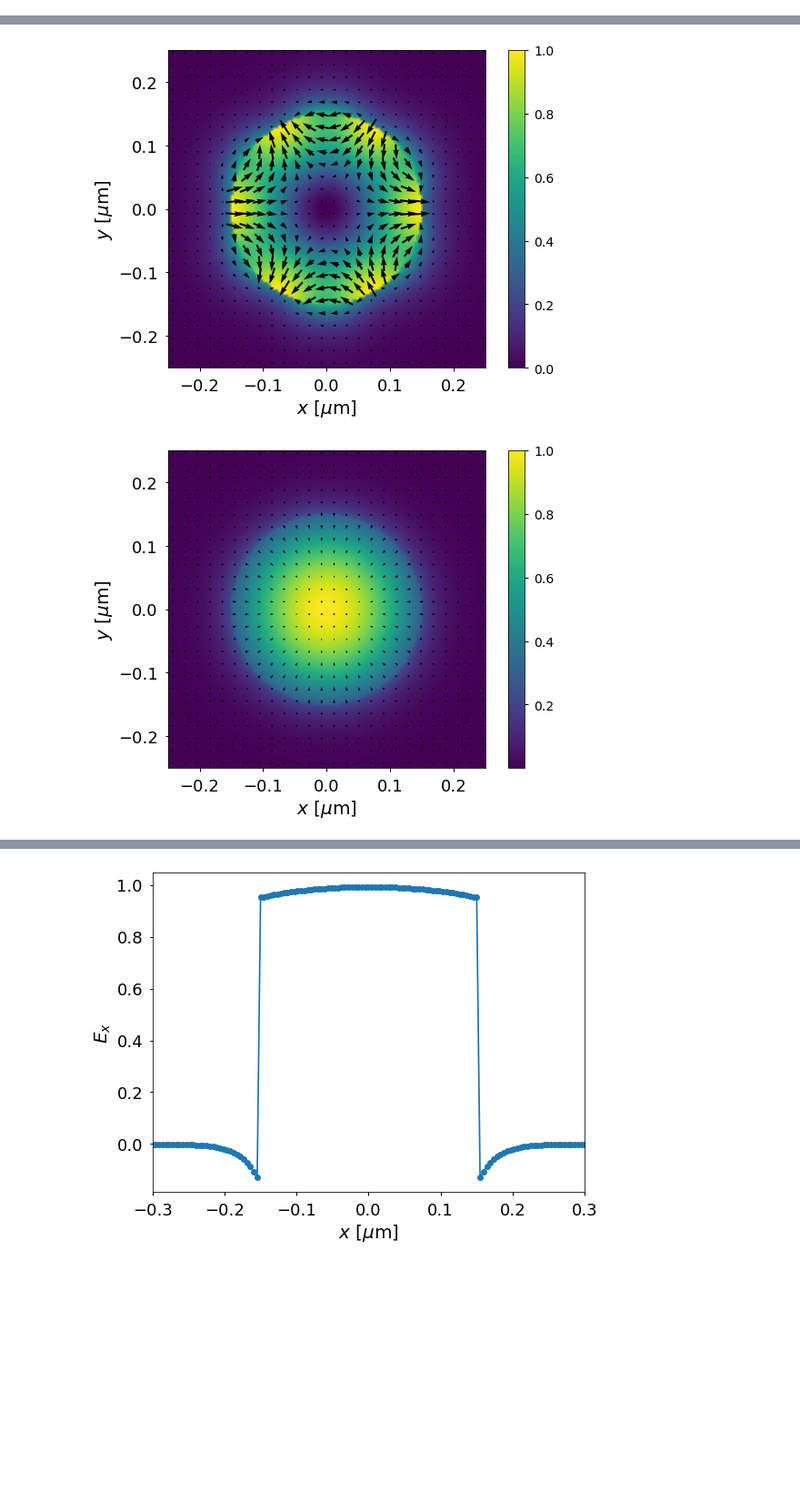
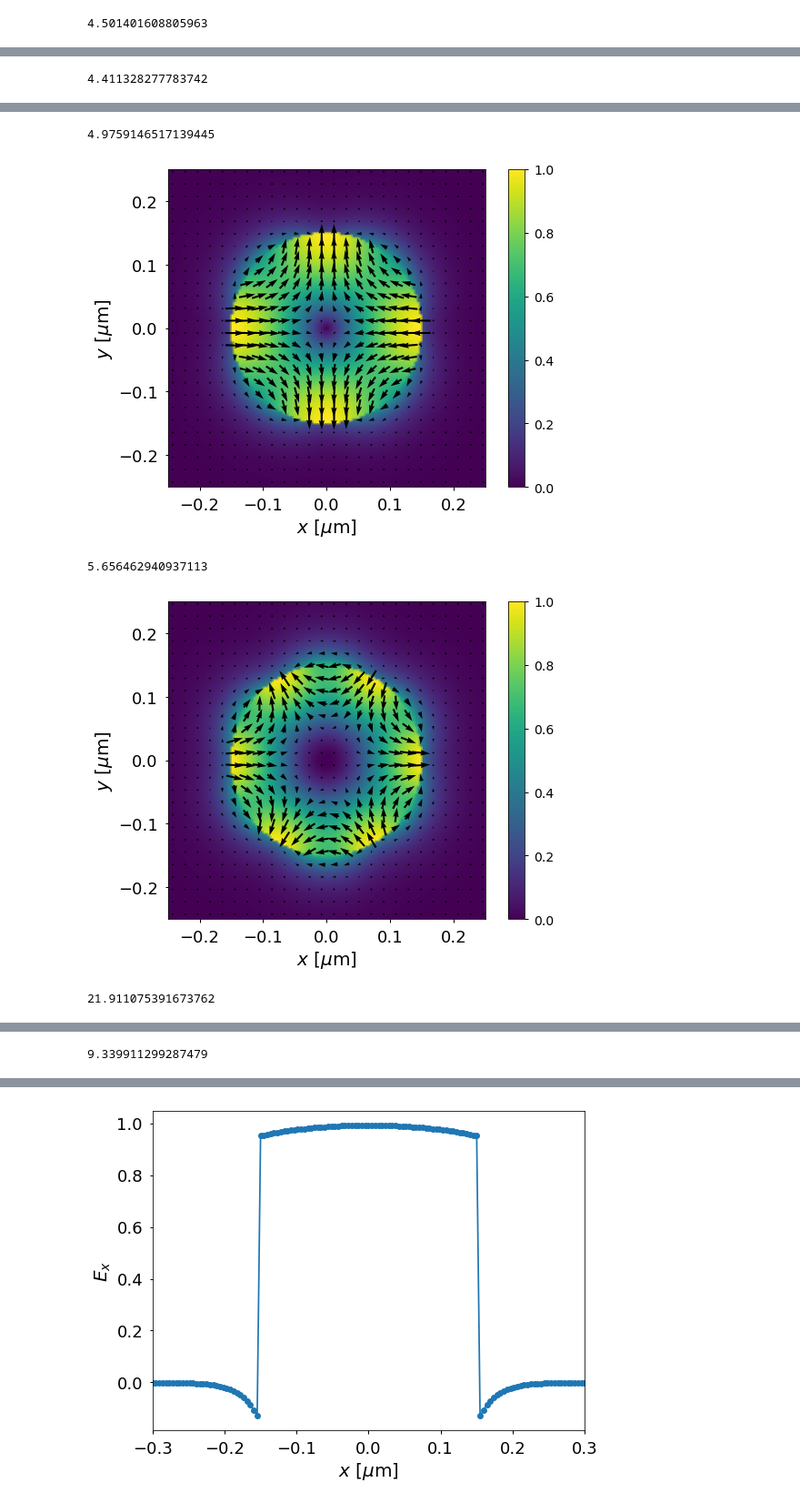
Before and after one commit to mnishida/PyMWM, a Jupyter notebook: examples/examples.ipynb, the cells around one changed output, grey strips where cells are left out. Shown at 91% size. Saved outputs shown, nothing was run; the diff lists cells and outputs as text; code cells hidden in the pictures; blank space fills up the shorter version.

```diff
--- a/examples/examples.ipynb
+++ b/examples/examples.ipynb
@@ -40,9 +42,11 @@ plt.show()
 # %%
 wl = 0.6
 w = 2 * np.pi / wl
+wg1.plot_e_field(w, l='v', alpha=('E', 0, 1))
 wg1.plot_e_field(w, l='h', alpha=('E', 1, 1))
 wg1.plot_e_field(w, l='h', alpha=('E', 2, 1))
 wg1.plot_e_field(w, l='h', alpha=('E', 3, 1))
 wg1.plot_e_field(w, l='h', alpha=('M', 0, 1))
 wg1.plot_e_field(w, l='h', alpha=('M', 1, 1))
 # %% [output]
+4.501401608805963
@@ -49,0 +54 @@ wg1.plot_e_field(w, l='h', alpha=('M', 1, 1))
+4.411328277783742
@@ -51,2 +56,5 @@ wg1.plot_e_field(w, l='h', alpha=('M', 1, 1))
+4.9759146517139445
-[figure, old version]
+[figure, new version]
+5.656462940937113
-[figure, old version]
+[figure, new version]
+21.911075391673762
@@ -53,0 +62 @@ wg1.plot_e_field(w, l='h', alpha=('M', 1, 1))
+9.339911299287479
```
Also changed, not shown: parts of 3 cells of this notebook, 11 other files.
